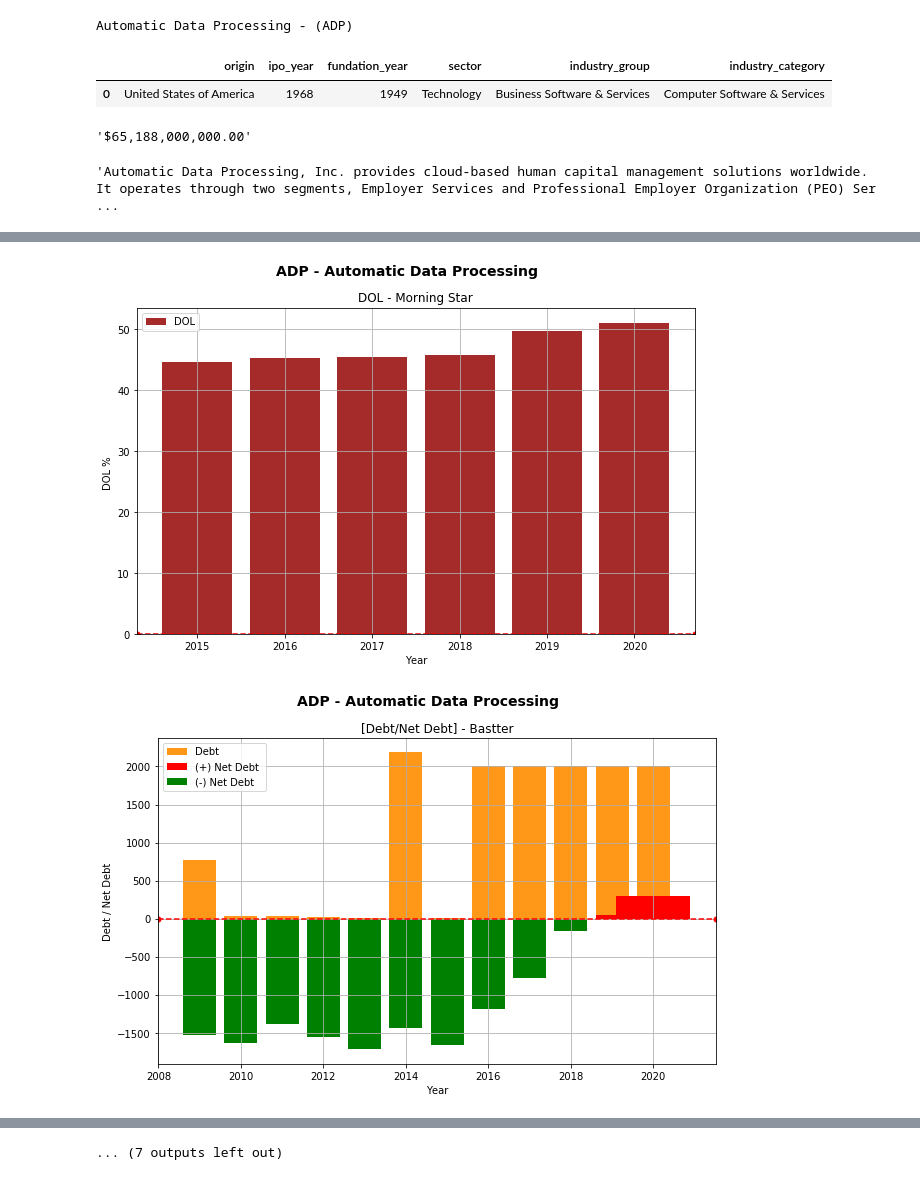
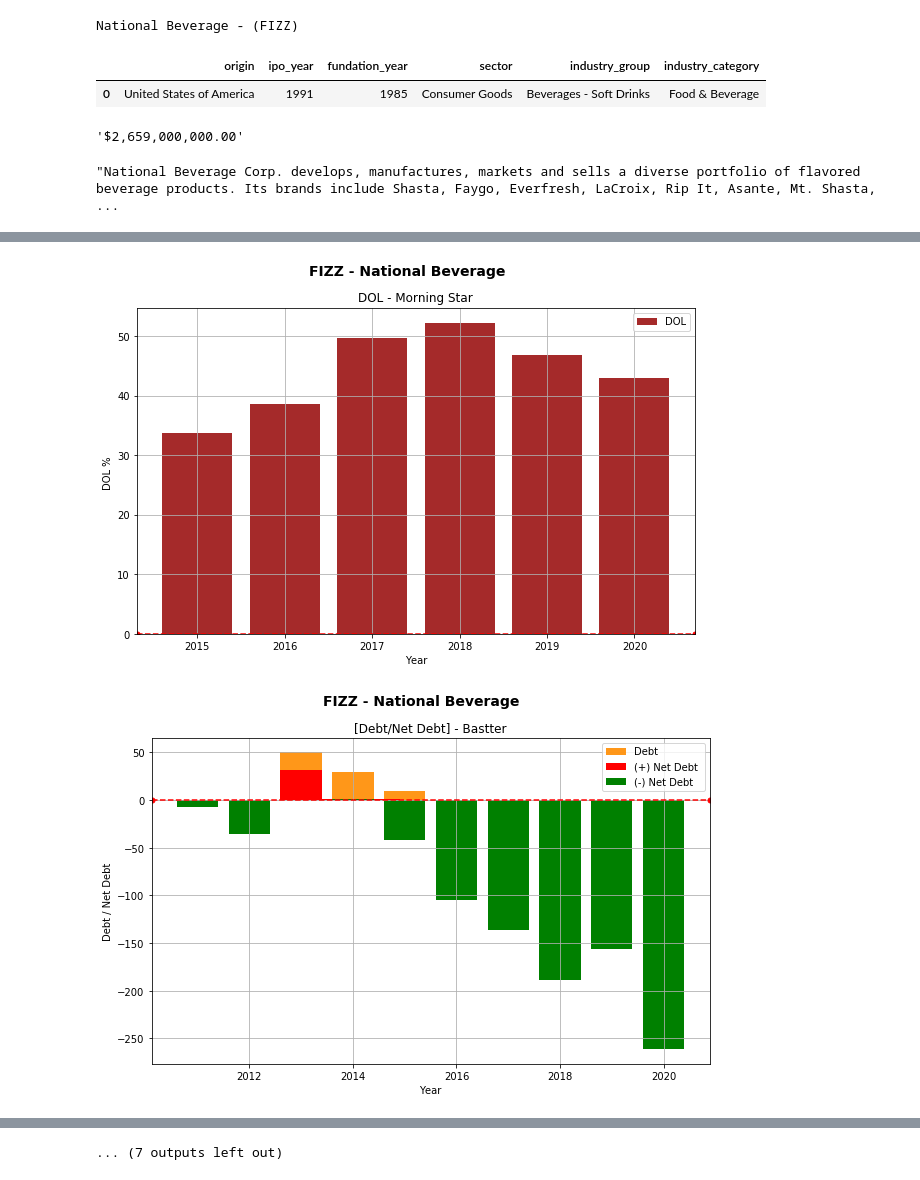
Before and after one commit to bresends/stock_analisys, a Jupyter notebook: notebooks/plots.ipynb, the cells around one changed output, grey strips where cells are left out. Drawn from its saved outputs; the diff is of its cells as text; code cells hidden in the pictures.

```diff
--- a/notebooks/plots.ipynb
+++ b/notebooks/plots.ipynb
@@ -49,13 +49,13 @@ def print_all_plots(ticker):
     bastter_capex(ticker)
     morning_star_eficiency(ticker)
 # %%
-basic_info('ADP')
+basic_info('FIZZ')
 # %% [output]
-Automatic Data Processing - (ADP)
+National Beverage - (FIZZ)
 |  | origin | ipo_year | fundation_year | sector | industry_group | industry_category |
-| 0 | United States of America | 1968 | 1949 | Technology | Business Software & Services | Computer Software & Services |
+| 0 | United States of America | 1991 | 1985 | Consumer Goods | Beverages - Soft Drinks | Food & Beverage |
-'$65,188,000,000.00'
+'$2,659,000,000.00'
-'Automatic Data Processing, Inc. provides cloud-based human capital management solutions worldwide. It operates through two segments, Employer Services and Professional Employer Organization (PEO) Ser ...
+"National Beverage Corp. develops, manufactures, markets and sells a diverse portfolio of flavored beverage products. Its brands include Shasta, Faygo, Everfresh, LaCroix, Rip It, Asante, Mt. Shasta,  ...
 # %%
-print_all_plots('ADP')
+print_all_plots('FIZZ')
 # %% [output]
@@ -70,2 +70,2 @@ print_all_plots('ADP')
-[figure, old version]
+[figure, new version]
-[figure, old version]
+[figure, new version]
```
Also changed, not shown: parts of 1 cell of this notebook, 3 other files.
